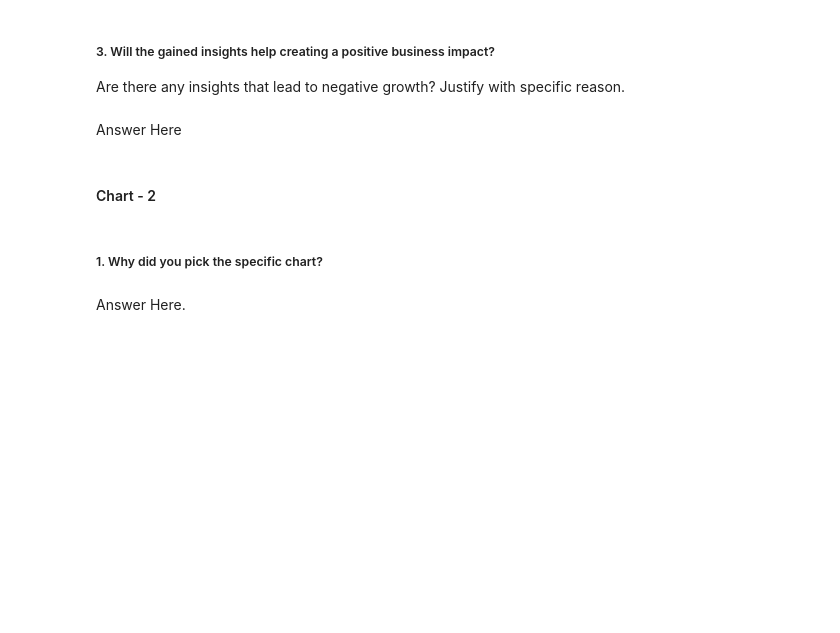
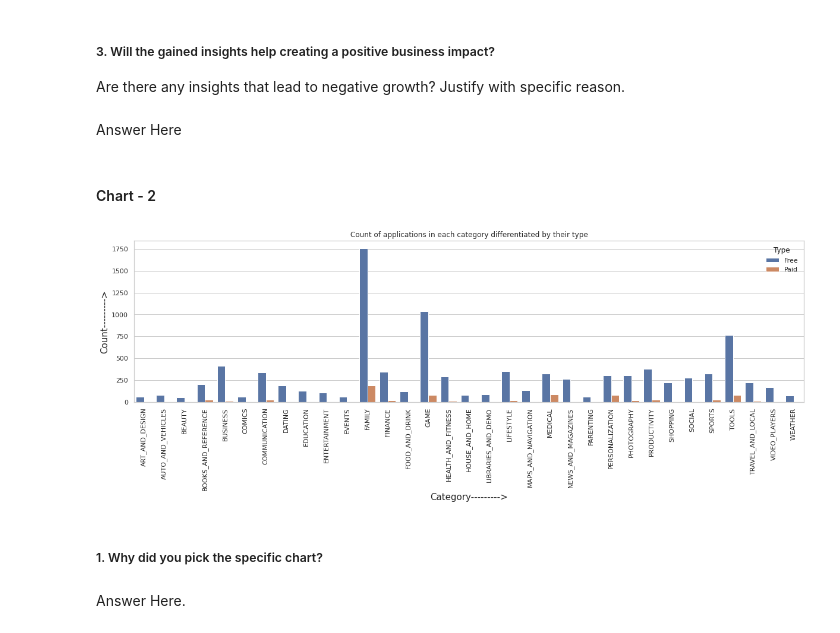
Before and after one commit to pra-sh-ant/Play-Store-Data-EDA, a Jupyter notebook: EDA_Play_Store.ipynb, the cells around one changed output. Cells and saved outputs as stored; diff of their text form; code cells hidden in the pictures; blank space fills up the shorter version.

```diff
--- a/EDA_Play_Store.ipynb
+++ b/EDA_Play_Store.ipynb
@@ -161,3 +433,15 @@ Answer Here
+# %%
+# Chart - 2 visualization code
+chart2 =db1.groupby(["Category","Type"])["App"].count().reset_index()
+chart_2=pd.DataFrame(chart2)
+sns.barplot(x="Category",y="App",hue="Type",data=chart_2,)
+plt.xlabel("Category--------->", fontsize=15)
+plt.ylabel("Count--------->", fontsize=15)
+plt.title("Count of applications in each category differentiated by their type")
+plt.xticks(rotation=90)
+plt.show();
+# %% [output]
+[figure, added]
 # %% [markdown]
 ##### 1. Why did you pick the specific chart?
 # %% [markdown]
```
Also changed, not shown: parts of 61 cells of this notebook.
